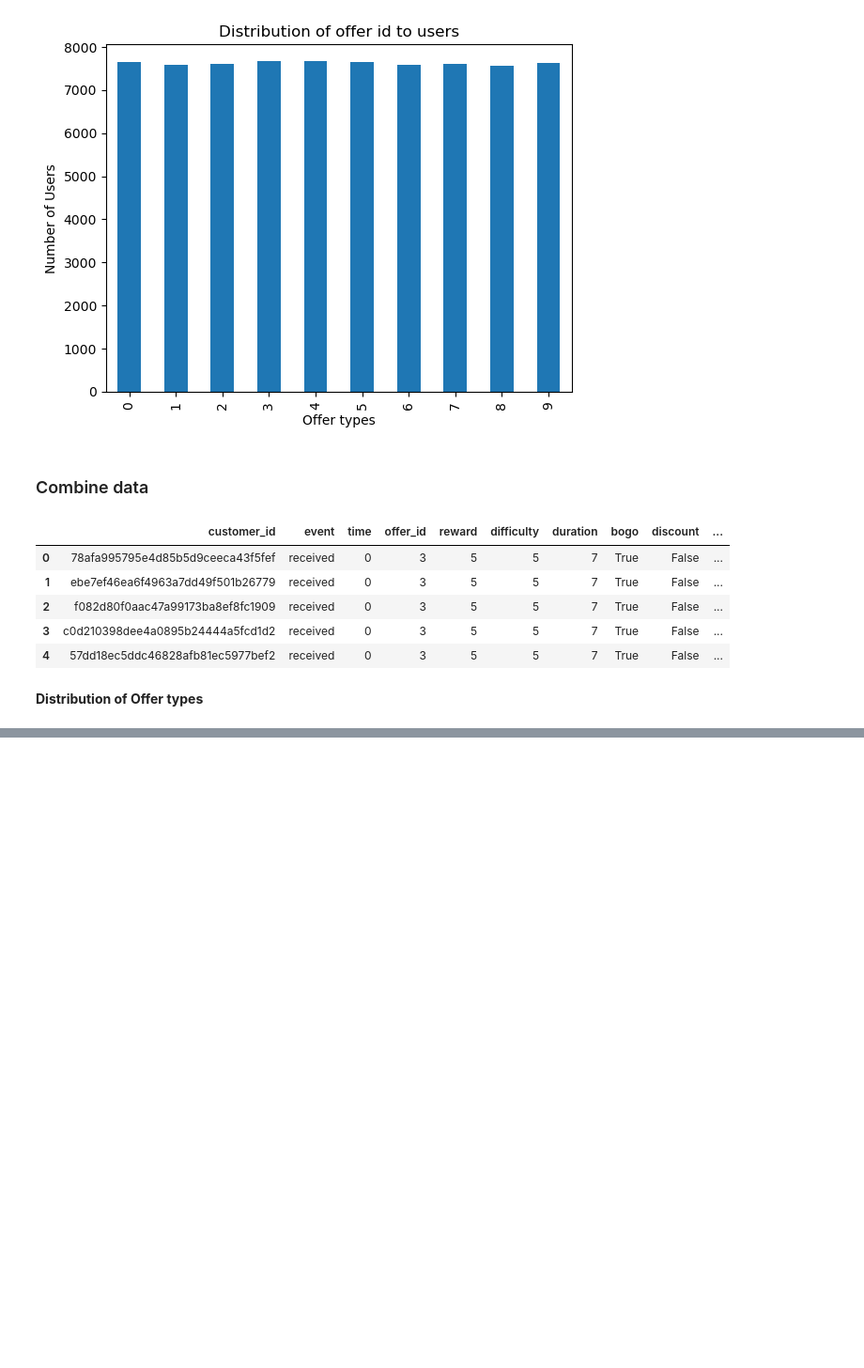
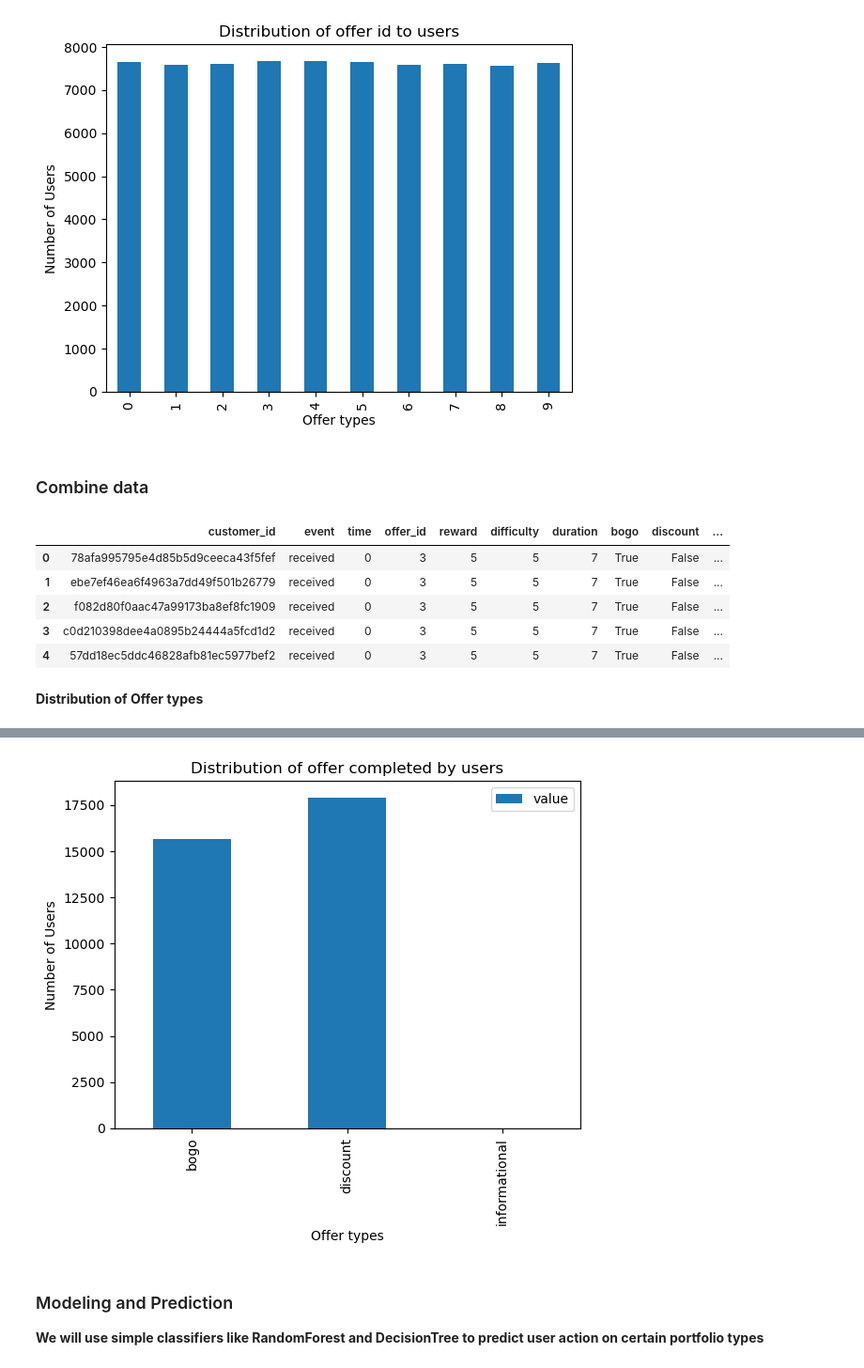
Before and after one commit to luongnguyentrong/starbuck-udacity-capstone, a Jupyter notebook: Starbucks_Capstone_notebook.ipynb, the cells around one changed output, grey strips where cells are left out. Shown: that part at 94% size. Cells and saved outputs as stored; diff of their text form; code cells hidden in the pictures; blank space fills up the shorter version.

```diff
--- a/Starbucks_Capstone_notebook.ipynb
+++ b/Starbucks_Capstone_notebook.ipynb
@@ -414,0 +430,12 @@ plt.show()
+# %%
+event_dists["completed"].plot(kind="bar", x="label")
+plt.xlabel('Offer types')
+plt.ylabel('Number of Users')
+plt.title('Distribution of offer completed by users')
+plt.show()
+# %% [output]
+[figure, added]
+# %% [markdown]
+### Modeling and Prediction
+
+**We will use simple classifiers like RandomForest and DecisionTree to predict user action on certain portfolio types**
```
Also changed, not shown: parts of 30 cells of this notebook, 1 other file.
